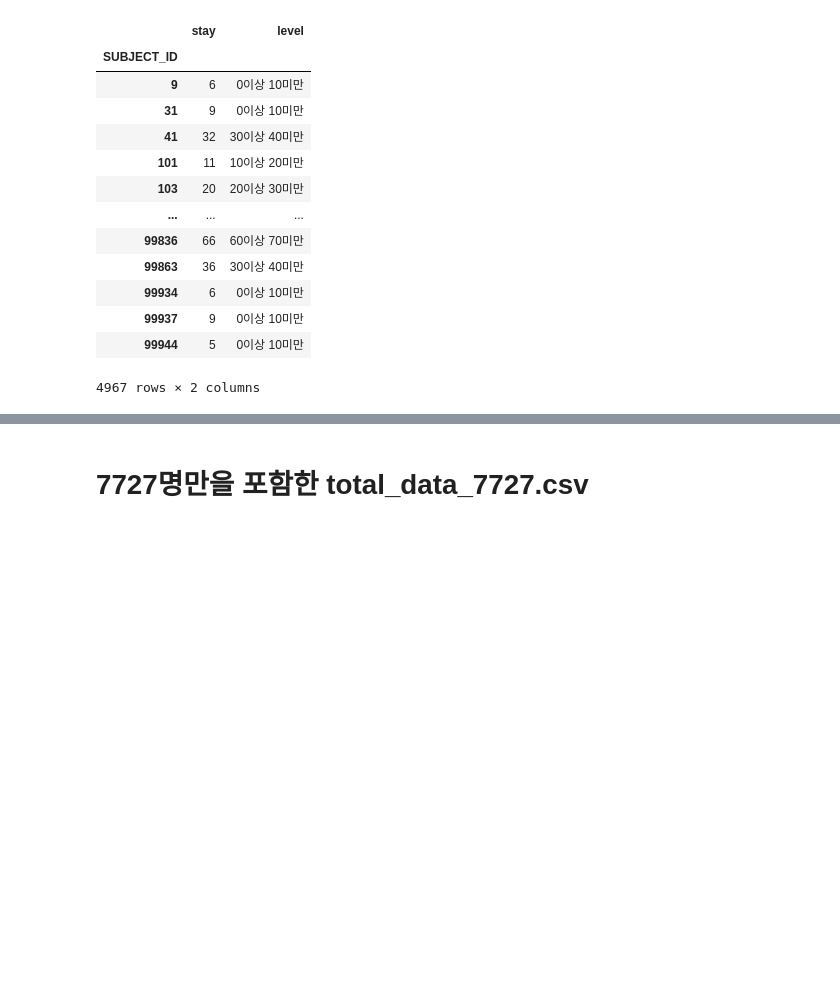
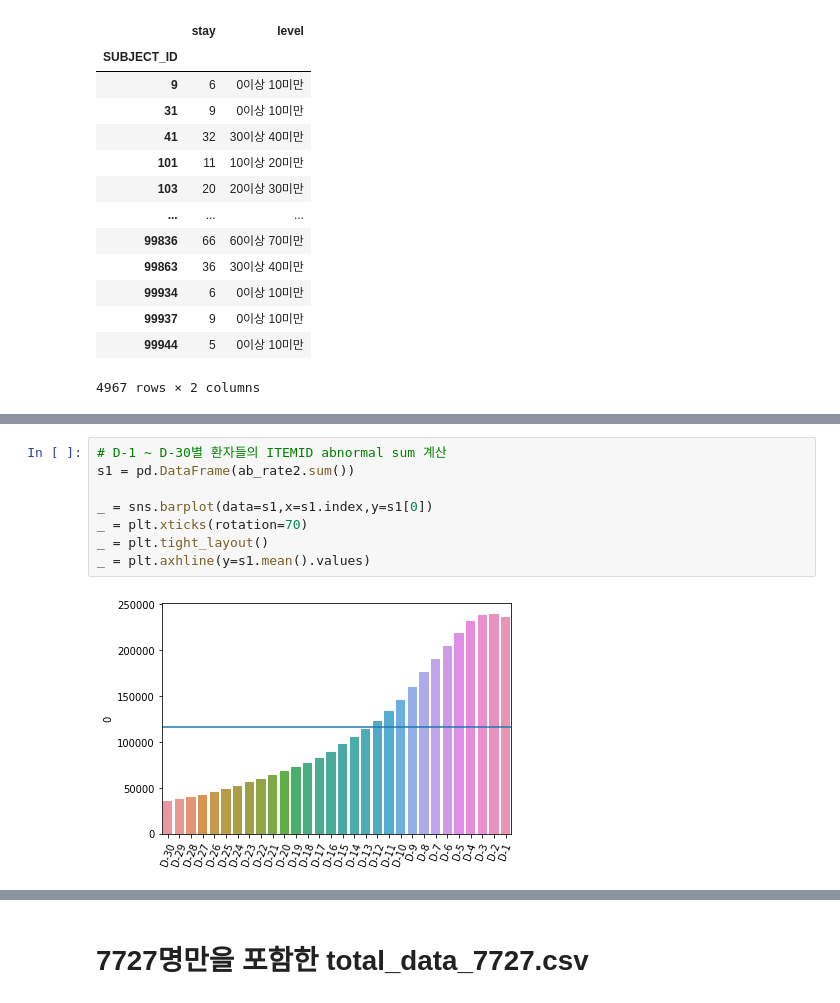
Before and after one commit to limeorange/MIMIC_Research, a Jupyter notebook: 09 장단기 data 생성 및 FI 계산.ipynb, the cells around one changed output, grey strips where cells are left out. Saved outputs shown, nothing was run; the diff lists cells and outputs as text; blank space fills up the shorter version.

```diff
--- a/09 장단기 data 생성 및 FI 계산.ipynb
+++ b/09 장단기 data 생성 및 FI 계산.ipynb
@@ -128,0 +235,10 @@ stay100
+# %%
+# D-1 ~ D-30별 환자들의 ITEMID abnormal sum 계산
+s1 = pd.DataFrame(ab_rate2.sum())
+
+_ = sns.barplot(data=s1,x=s1.index,y=s1[0])
+_ = plt.xticks(rotation=70)
+_ = plt.tight_layout()
+_ = plt.axhline(y=s1.mean().values)
+# %% [output]
+[figure, added]
```
Also changed, not shown: parts of 34 cells of this notebook.
